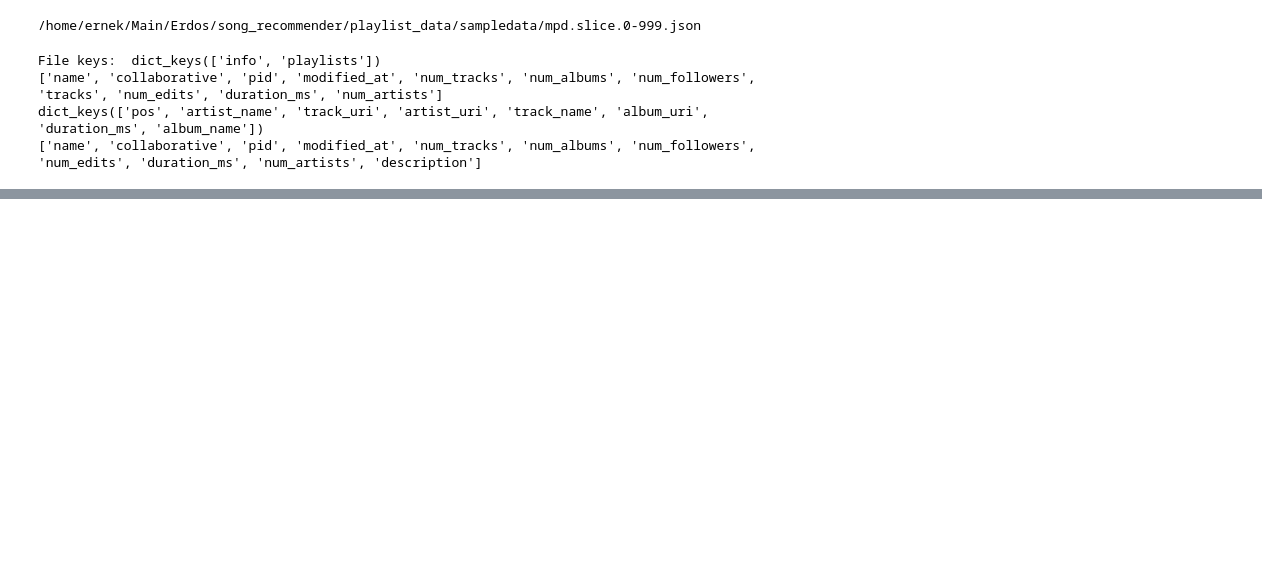
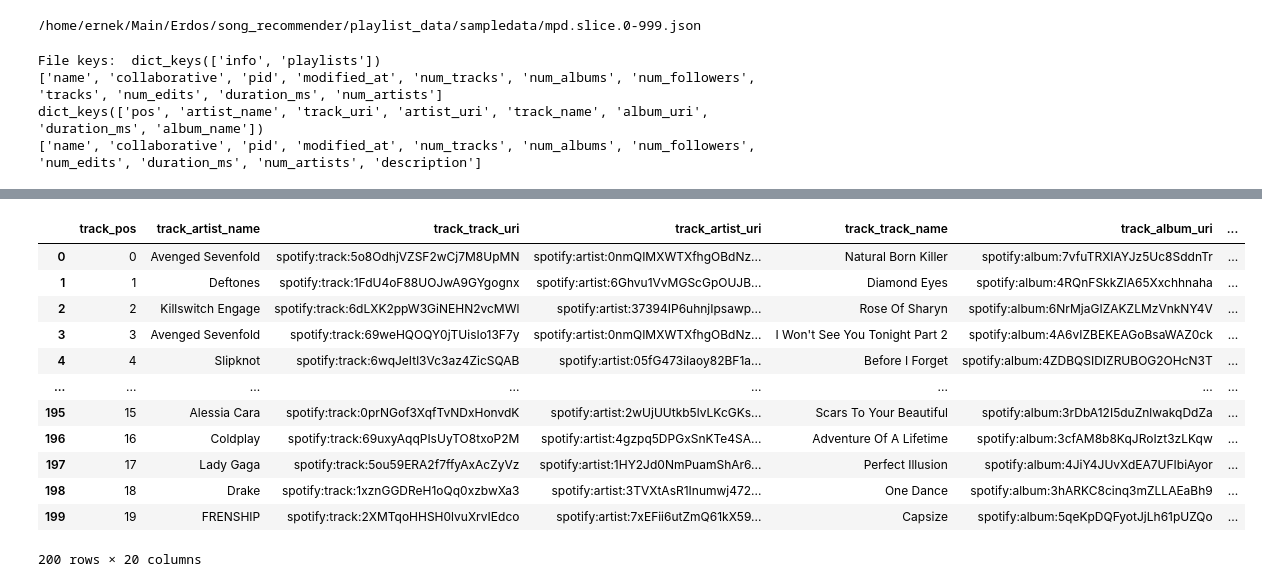
Before and after one commit to Ernek/song_recommender, a Jupyter notebook: exploratory_data_analysis.ipynb, the cells around one changed output, grey strips where cells are left out. Cells and saved outputs as stored; diff of their text form; code cells hidden in the pictures; blank space fills up the shorter version.

```diff
--- a/exploratory_data_analysis.ipynb
+++ b/exploratory_data_analysis.ipynb
@@ -81,0 +92,2 @@ music_df[music_df['playlist_pid'] == 0]
+# %%
+artist_count_df = subset_df[['playlist_name','track_artist_name']].groupby(['playlist_name'], sort=False).value_counts(sort=False).reset_index(name="artist_count")
@@ -81,0 +139,18 @@ music_df[music_df['playlist_pid'] == 0]
+# %%
+music_df = pd.merge(subset_df, artist_count_df,  how='left', left_on = ['playlist_name','track_artist_name'], right_on = ['playlist_name','track_artist_name'])
+# %%
+music_df
+# %% [output]
+|  | track_pos | track_artist_name | track_track_uri | track_artist_uri | track_track_name | track_album_uri | ... |
+| 0 | 0 | Avenged Sevenfold | spotify:track:5o8OdhjVZSF2wCj7M8UpMN | spotify:artist:0nmQIMXWTXfhgOBdNz... | Natural Born Killer | spotify:album:7vfuTRXIAYJz5Uc8SddnTr | ... |
+| 1 | 1 | Deftones | spotify:track:1FdU4oF88UOJwA9GYgognx | spotify:artist:6Ghvu1VvMGScGpOUJB... | Diamond Eyes | spotify:album:4RQnFSkkZlA65Xxchhnaha | ... |
+| 2 | 2 | Killswitch Engage | spotify:track:6dLXK2ppW3GiNEHN2vcMWl | spotify:artist:37394IP6uhnjIpsawp... | Rose Of Sharyn | spotify:album:6NrMjaGIZAKZLMzVnkNY4V | ... |
+| 3 | 3 | Avenged Sevenfold | spotify:track:69weHQOQY0jTUisIo13F7y | spotify:artist:0nmQIMXWTXfhgOBdNz... | I Won't See You Tonight Part 2 | spotify:album:4A6vIZBEKEAGoBsaWAZ0ck | ... |
+| 4 | 4 | Slipknot | spotify:track:6wqJeItl3Vc3az4ZicSQAB | spotify:artist:05fG473iIaoy82BF1a... | Before I Forget | spotify:album:4ZDBQSIDIZRUBOG2OHcN3T | ... |
+| ... | ... | ... | ... | ... | ... | ... | ... |
+| 195 | 15 | Alessia Cara | spotify:track:0prNGof3XqfTvNDxHonvdK | spotify:artist:2wUjUUtkb5lvLKcGKs... | Scars To Your Beautiful | spotify:album:3rDbA12I5duZnlwakqDdZa | ... |
+| 196 | 16 | Coldplay | spotify:track:69uxyAqqPIsUyTO8txoP2M | spotify:artist:4gzpq5DPGxSnKTe4SA... | Adventure Of A Lifetime | spotify:album:3cfAM8b8KqJRoIzt3zLKqw | ... |
+| 197 | 17 | Lady Gaga | spotify:track:5ou59ERA2f7ffyAxAcZyVz | spotify:artist:1HY2Jd0NmPuamShAr6... | Perfect Illusion | spotify:album:4JiY4JUvXdEA7UFIbiAyor | ... |
+| 198 | 18 | Drake | spotify:track:1xznGGDReH1oQq0xzbwXa3 | spotify:artist:3TVXtAsR1Inumwj472... | One Dance | spotify:album:3hARKC8cinq3mZLLAEaBh9 | ... |
+| 199 | 19 | FRENSHIP | spotify:track:2XMTqoHHSH0lvuXrvIEdco | spotify:artist:7xEFii6utZmQ61kX59... | Capsize | spotify:album:5qeKpDQFyotJjLh61pUZQo | ... |
+200 rows × 20 columns
```
Also changed, not shown: parts of 19 cells of this notebook.
